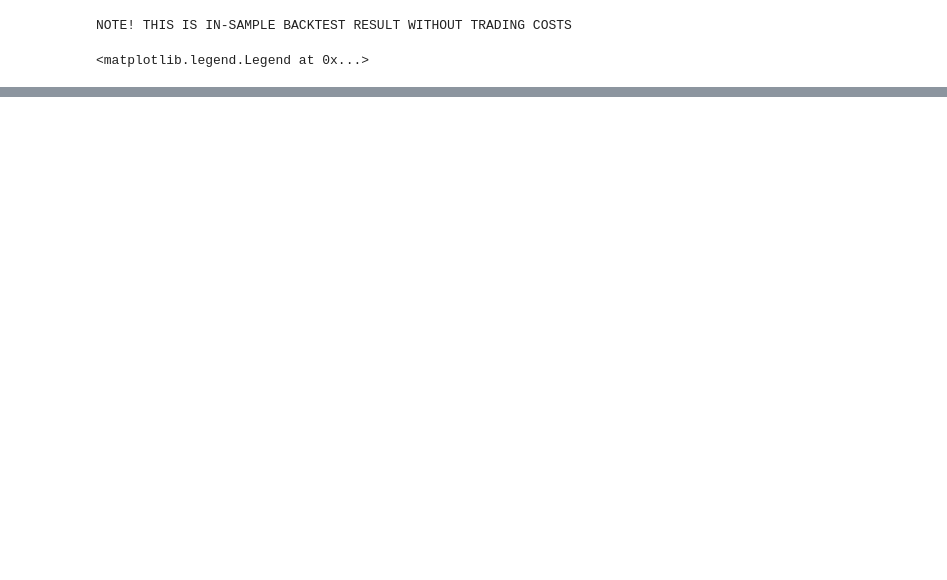
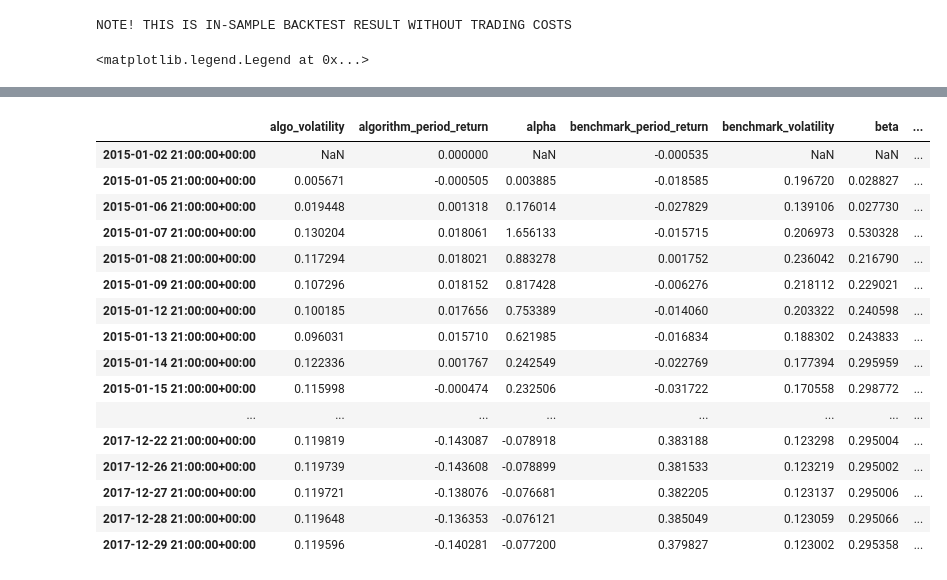
Before and after one commit to grananqvist/Machine-Learning-Trading-Strategies, a Jupyter notebook: 2 - ARIMA time-series modelling.ipynb, the cells around one changed output, grey strips where cells are left out. Saved outputs shown, nothing was run; the diff lists cells and outputs as text; code cells hidden in the pictures; blank space fills up the shorter version.

Commit message:
cointegration backtest

```diff
--- a/2 - ARIMA time-series modelling.ipynb
+++ b/2 - ARIMA time-series modelling.ipynb
@@ -268,0 +255,67 @@ NOTE! THIS IS IN-SAMPLE BACKTEST RESULT WITHOUT TRADING COSTS
+# %%
+def initialize(context):
+    context.ticker = symbol('MCD')
+
+    schedule_function(
+        rebalance_daily,
+        date_rules.every_day(),
+        time_rules.market_open()
+    )
+
+def before_trading_start(context, data):
+    """ Called once per day before trading starts """
+
+    ts = data.history(context.ticker, 'price', 500, '1d')
+    ts = ts.rename('price')
+
+    # log scale
+    ts = np.log(ts)
+
+    # log return
+    ts = ts - ts.shift()
+    ts = ts[1:]
+
+    # fit ARIMA model to data
+    best_model, best_params = fit_arima(ts, 5, 1, 5)
+    pred = best_model.forecast()[0][0]
+
+    context.weight = 1 if pred > 0 else -1
+
+def handle_data(context,data):
+    """ Called every tick """
+    # record data for visualization
+    record(leverage=context.account.leverage)
+    record(price=data.current(context.ticker, 'price'))
+    record(signal=context.weight)
+
+
+def rebalance_daily(context, data):
+    """ Daily rebalance portfolio function """
+    if context.ticker in context.portfolio.positions:
+        if (context.portfolio.positions[context.ticker].amount > 0 and context.weight < 0) or \
+        (context.portfolio.positions[context.ticker].amount < 0 and context.weight > 0):
+            # change direction
+            order_percent(context.ticker, context.weight)
+
+    else:
+        # new position
+        order_percent(context.ticker, context.weight)
+
+
+def analyze(context, perf):
+    f, (ax1, ax2, ax3) = plt.subplots(3, 1, figsize=(10,14))
+    ax1.plot(perf.price, label='price', c='black')
+    ax1.set_ylabel('Price chart')
+
+    ax2.plot(perf.portfolio_value)
+    ax2.set_ylabel('portfolio $ value')
+    ax2.legend(loc=0)
+
+    ax3.plot(perf.signal)
+
+    plt.show()
+
+import warnings
+warnings.filterwarnings('ignore')
+%zipline --bundle quantopian-quandl --start 2015-1-2 --end 2017-12-31 -o backtest.pickle
+# %% [output]
@@ -268,0 +341,17 @@ NOTE! THIS IS IN-SAMPLE BACKTEST RESULT WITHOUT TRADING COSTS
+|  | algo_volatility | algorithm_period_return | alpha | benchmark_period_return | benchmark_volatility | beta | ... |
+| 2015-01-02 21:00:00+00:00 | NaN | 0.000000 | NaN | -0.000535 | NaN | NaN | ... |
+| 2015-01-05 21:00:00+00:00 | 0.005671 | -0.000505 | 0.003885 | -0.018585 | 0.196720 | 0.028827 | ... |
+| 2015-01-06 21:00:00+00:00 | 0.019448 | 0.001318 | 0.176014 | -0.027829 | 0.139106 | 0.027730 | ... |
+| 2015-01-07 21:00:00+00:00 | 0.130204 | 0.018061 | 1.656133 | -0.015715 | 0.206973 | 0.530328 | ... |
+| 2015-01-08 21:00:00+00:00 | 0.117294 | 0.018021 | 0.883278 | 0.001752 | 0.236042 | 0.216790 | ... |
+| 2015-01-09 21:00:00+00:00 | 0.107296 | 0.018152 | 0.817428 | -0.006276 | 0.218112 | 0.229021 | ... |
+| 2015-01-12 21:00:00+00:00 | 0.100185 | 0.017656 | 0.753389 | -0.014060 | 0.203322 | 0.240598 | ... |
+| 2015-01-13 21:00:00+00:00 | 0.096031 | 0.015710 | 0.621985 | -0.016834 | 0.188302 | 0.243833 | ... |
+| 2015-01-14 21:00:00+00:00 | 0.122336 | 0.001767 | 0.242549 | -0.022769 | 0.177394 | 0.295959 | ... |
+| 2015-01-15 21:00:00+00:00 | 0.115998 | -0.000474 | 0.232506 | -0.031722 | 0.170558 | 0.298772 | ... |
+| ... | ... | ... | ... | ... | ... | ... | ... |
+| 2017-12-22 21:00:00+00:00 | 0.119819 | -0.143087 | -0.078918 | 0.383188 | 0.123298 | 0.295004 | ... |
+| 2017-12-26 21:00:00+00:00 | 0.119739 | -0.143608 | -0.078899 | 0.381533 | 0.123219 | 0.295002 | ... |
+| 2017-12-27 21:00:00+00:00 | 0.119721 | -0.138076 | -0.076681 | 0.382205 | 0.123137 | 0.295006 | ... |
+| 2017-12-28 21:00:00+00:00 | 0.119648 | -0.136353 | -0.076121 | 0.385049 | 0.123059 | 0.295066 | ... |
+| 2017-12-29 21:00:00+00:00 | 0.119596 | -0.140281 | -0.077200 | 0.379827 | 0.123002 | 0.295358 | ... |
```
Also changed, not shown: parts of 7 cells of this notebook, 1 other file.
